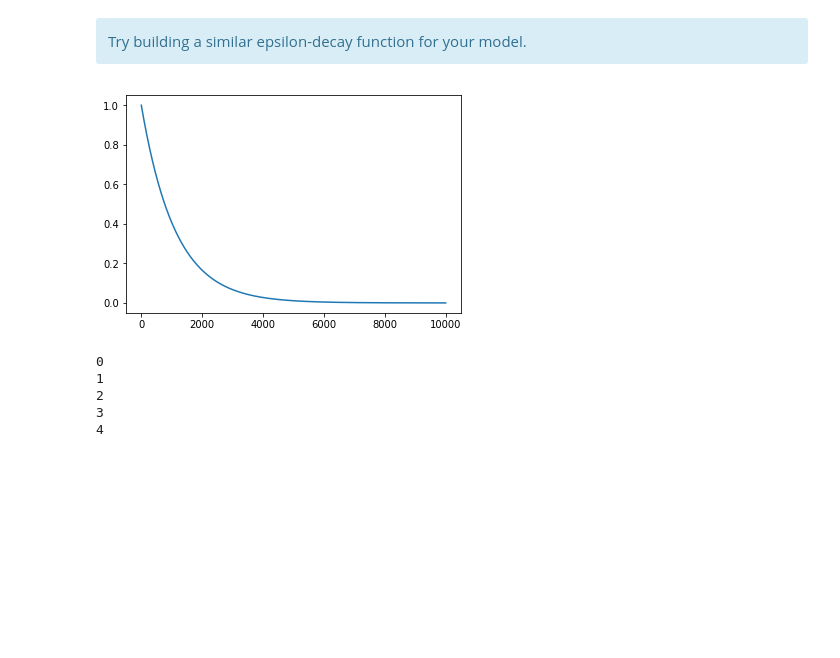
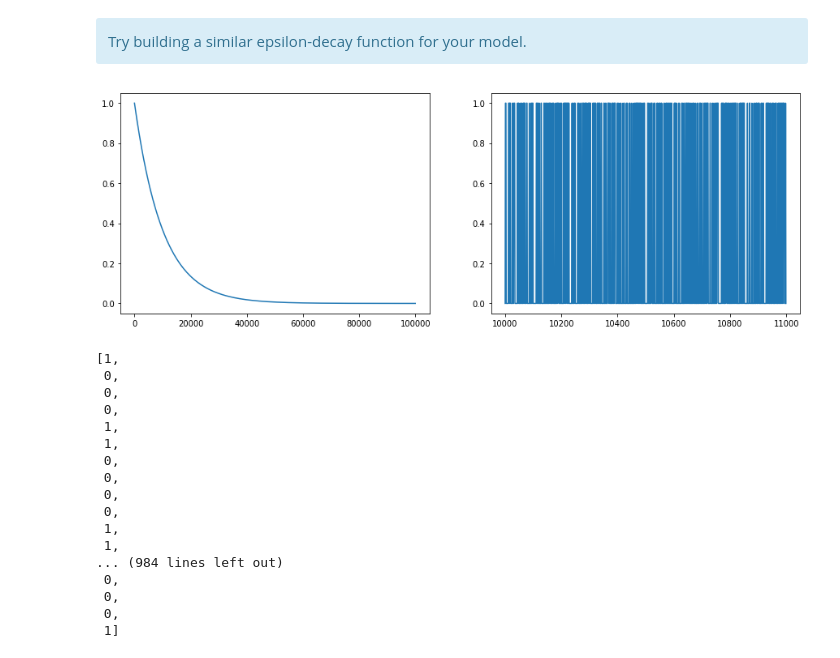
Before and after one commit to santoshcbit2002/Deep-RL-DQN, a Jupyter notebook: DQN_Agent_Arch1.ipynb, the cells around one changed output. Drawn from its saved outputs; the diff is of its cells as text; code cells hidden in the pictures; blank space fills up the shorter version.

```diff
--- a/DQN_Agent_Arch1.ipynb
+++ b/DQN_Agent_Arch1.ipynb
@@ -384,22 +417,49 @@ dummy(episodes=5, model_name='123', debug=True)
 <div class="alert alert-block alert-info">
 Try building a similar epsilon-decay function for your model.
 </div>
-# %%
-time = np.arange(0,10000)
-epsilon = []
-for i in range(0,10000):
-    epsilon.append(0 + (1 - 0) * np.exp(-0.0009*i))
-# %%
-plt.plot(time, epsilon)
-plt.show()
-# %% [output]
-[figure, removed]
-# %%
-for i in range (0,5):
-    print(i)
-# %% [output]
-0
-1
-2
-3
-4
+# %%
+time = np.arange(0,100000)
+epsilon_min=0
+epsilon_max=1
+epsilon_decay=-0.0001
+
+epsilons = []
+random_actions = []
+
+for i in range(0,100000):
+    epsilon = epsilon_min + (epsilon_max - epsilon_min) * np.exp(epsilon_decay*i)
+    if np.random.rand() <= epsilon:
+        action = 1
+    else:
+        action = 0
+    epsilons.append(epsilon)
+    random_actions.append(action)
+# %%
+plt.figure(figsize=(15,5))
+plt.subplot(121)
+plt.plot(time, epsilons)
+plt.subplot(122)
+plt.plot(time[10000:11000], random_actions[10000:11000])
+plt.show()
+# %% [output]
+[figure, added]
+# %%
+random_actions[99000:1000000]
+# %% [output]
+[1,
+ 0,
+ 0,
+ 0,
+ 1,
+ 1,
+ 0,
+ 0,
+ 0,
+ 0,
+ 1,
+ 1,
+... (984 lines left out)
+ 0,
+ 0,
+ 0,
+ 1]
```
Also changed, not shown: parts of 15 cells of this notebook, 1 other file.
